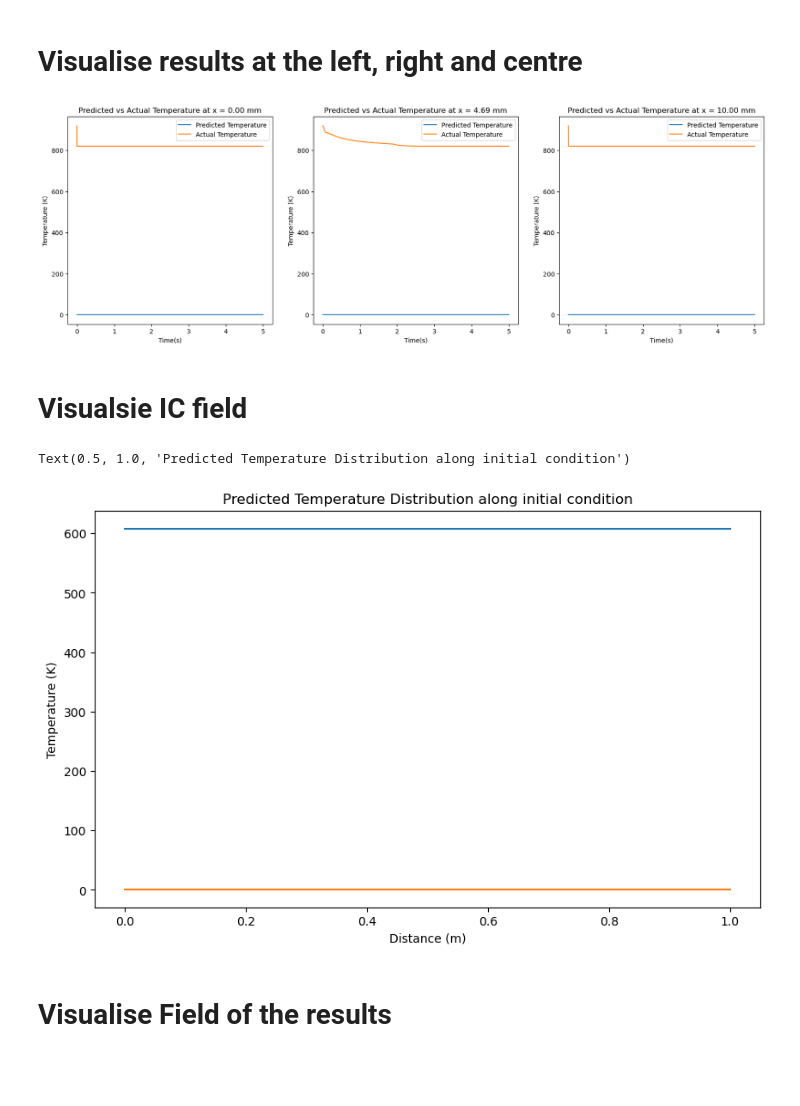
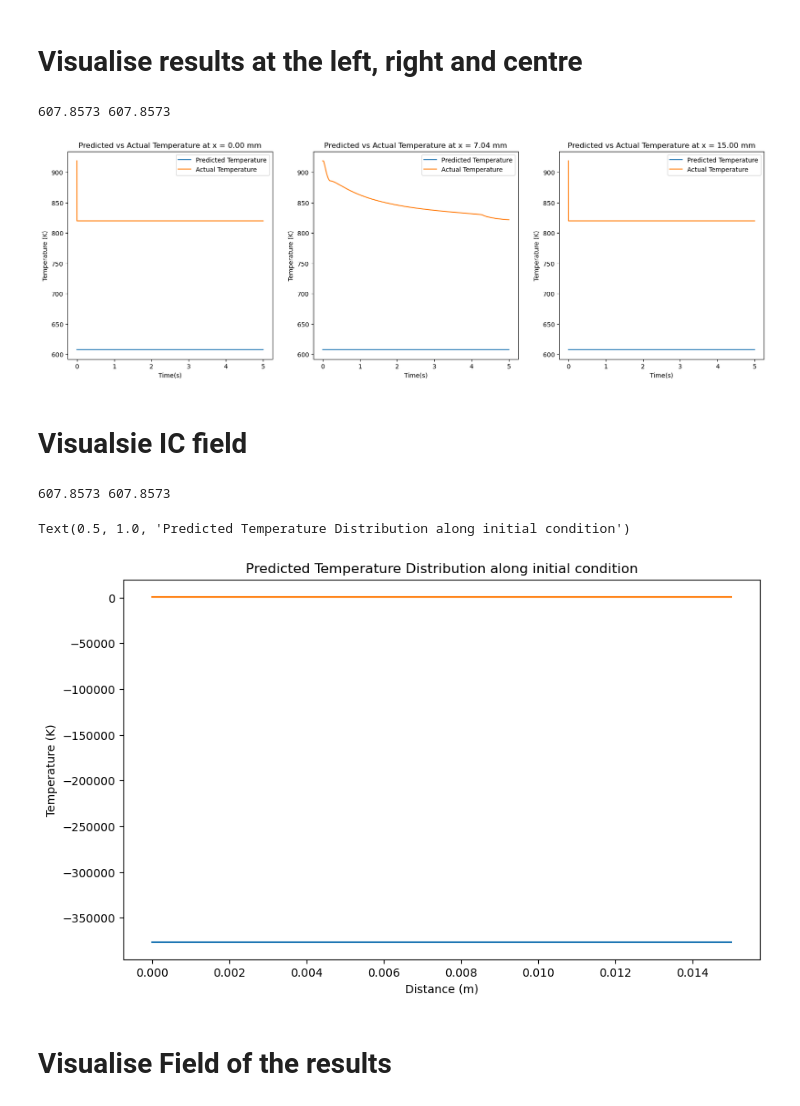
Before and after one commit to radhikrammohan/pinn-pc-1d, a Jupyter notebook: pinn/spartan/jobs/output_files/visual.ipynb, the cells around one changed output. Cells and saved outputs as stored; diff of their text form; code cells hidden in the pictures; blank space fills up the shorter version.

```diff
--- a/pinn/spartan/jobs/output_files/visual.ipynb
+++ b/pinn/spartan/jobs/output_files/visual.ipynb
@@ -123,34 +120,3 @@ job_id = 5929517
 file_path_tr = f"job_{job_id}/train-loss.pkl"
 
 file_path_tt = f"job_{job_id}/test-loss.pkl"
-# %%
-# Define the neural network architecture
-class PINN(nn.Module):
-    def __init__(self, input_size, hidden_size, output_size, hidden_layers):  # Constructor initializes the network
-        super(PINN, self).__init__()  # Call the parent class (nn.Module) constructor
-        layers = []  # Initialize an empty list to store the network layers
-
-        # Input layer: Takes input features and maps them to the hidden layer size
-        layers.append(nn.Linear(input_size, hidden_size))  # Add the first linear layer
-        layers.append(nn.Tanh())  # Apply the activation function (Tanh)
-
-        # Hidden layers: Create a series of hidden layers with activation functions
-        for _ in range(hidden_layers):  # Loop for creating multiple hidden layers
-            layers.append(nn.Linear(hidden_size, hidden_size))  # Add a hidden linear layer
-            layers.append(nn.Tanh())  # Add an activation function (Tanh)
-
-        # Output layer: Maps the final hidden layer outputs to the desired output size
-        layers.append(nn.Linear(hidden_size, output_size))  # Add the final linear layer
-        self.base = nn.Sequential(*layers)  # Create a sequential container with all layers
-        self._init_weights()  # Initialize the network weights
-
-    def _init_weights(self):
-        for layer in self.base:
-            if isinstance(layer, nn.Linear):
-                nn.init.xavier_normal_(layer.weight)
-                nn.init.zeros_(layer.bias)
-
-    def forward(self, x, t):  # Define the forward pass of the network
-        input_features = torch.cat([x, t], dim=1)  # Concatenate input tensors along dimension 1
-        m = self.base(input_features)  # Pass the concatenated input through the network
-        return m  # Return the network output
@@ -175,7 +143,7 @@ loss_test = test_loss
 
 # Load the Trained Model
 num_neurons = 5
-num_layers = 5
+num_layers = 4
 model = PINN(2, num_neurons, 1, num_layers-1).to(device)
 model_location = f"job_{job_id}/best-model.pth"
 model.load_state_dict(torch.load(model_location, map_location =device,weights_only=False))
@@ -221,22 +189,22 @@ plt.show()
 # Visualise results at the left, right and centre
 # %%
 inp_data = input_t
-# inp_data = torch.tensor(input_t).float().to(device) # Convert the inputs to a tensor
 
-# load model saved
 
 temp_nn = model(inp_data[:,0].unsqueeze(1), inp_data[:,1].unsqueeze(1)).cpu().detach().numpy() # Get the predictions from the model
 
 dx = heat_data.dx
 time_end = time_end
+print(np.max(temp_nn), np.min(temp_nn))
 
 # def invscaler(temp_nn, temp_init, t_surr):
 #     temp_nn = ((temp_nn * (temp_init - t_surr))) + t_surr
 #     return temp_nn
 
-# temp_nn = invscaler(temp_nn,919.0,500.0) # Inverse transform the predictions
+
 
 temp_d= temp_data.reshape(num_steps, numpoints) # Reshape the actual temperature data to a 2D array
+
 temp_nn_t = temp_nn.reshape(num_steps, numpoints) # Reshape the predictions to a 2D array
 
 time_ss= np.linspace(0, time_end, num_steps)
@@ -266,31 +234,35 @@ ax3.set_title(f'Predicted vs Actual Temperature at x = {(right-1)*dx*1000:.2f} m
 ax3.legend()
 plt.show()
 # %% [output]
+607.8573 607.8573
-[figure, old version]
+[figure, new version]
 # %% [markdown]
 # Visualsie IC field
 # %%
-x = np.linspace(0, 1, 100)
+x = np.linspace(0, length, 50)
 t = np.zeros_like(x)
 
 x = torch.tensor(x).float().to(device)
 t = torch.tensor(t).float().to(device)
 temp_pred = model(x.unsqueeze(1), t.unsqueeze(1)).cpu().detach().numpy()
+print(np.max(temp_pred), np.min(temp_pred))
 
-Act_temp = (torch.ones_like(x)).cpu().detach().numpy()
-Act_temp_r = Act_temp   # Actual temperature at initial condition
+Act_temp_ini = tempfield[0,:]  # Get the actual temperature at the initial condition
+
+
 
 temp_pred_r = invscaler(temp_pred, temp_init, t_surr) # Inverse transform the predictions
 plt.figure(figsize=(10, 6))
 plt.plot(x.cpu().detach().numpy(), temp_pred_r, label='Predicted Temperature')
-plt.plot(x.cpu().detach().numpy(), Act_temp_r, label='Actual Temperature')
+plt.plot(x.cpu().detach().numpy(), Act_temp_ini, label='Actual Temperature')
 plt.xlabel('Distance (m)')
 plt.ylabel('Temperature (K)')
 plt.title('Predicted Temperature Distribution along initial condition')
 #end
 # %% [output]
-Text(0.5, 1.0, 'Predicted Temperature Distribution along initial condition')
+607.8573 607.8573
+Text(0.5, 1.0, 'Predicted Temperature Distribution along initial condition')
-[figure, old version]
+[figure, new version]
 # %% [markdown]
 # Visualise Field of the results
 # %%
```
Also changed, not shown: parts of 8 cells of this notebook, 9 other files.
